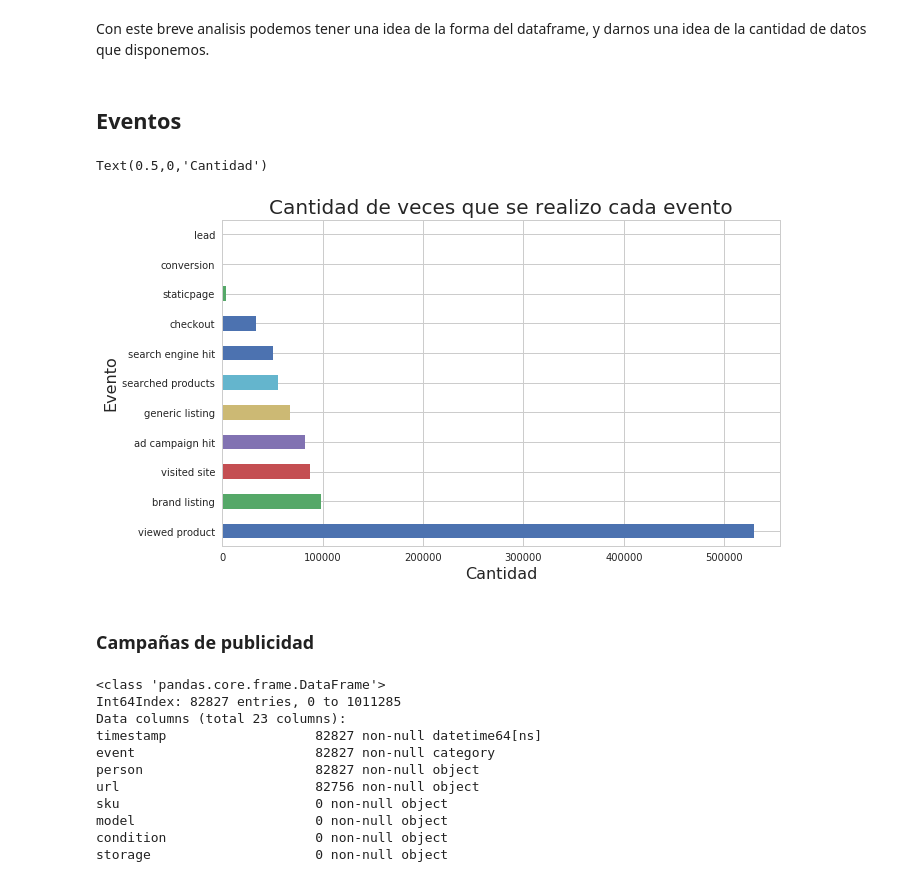
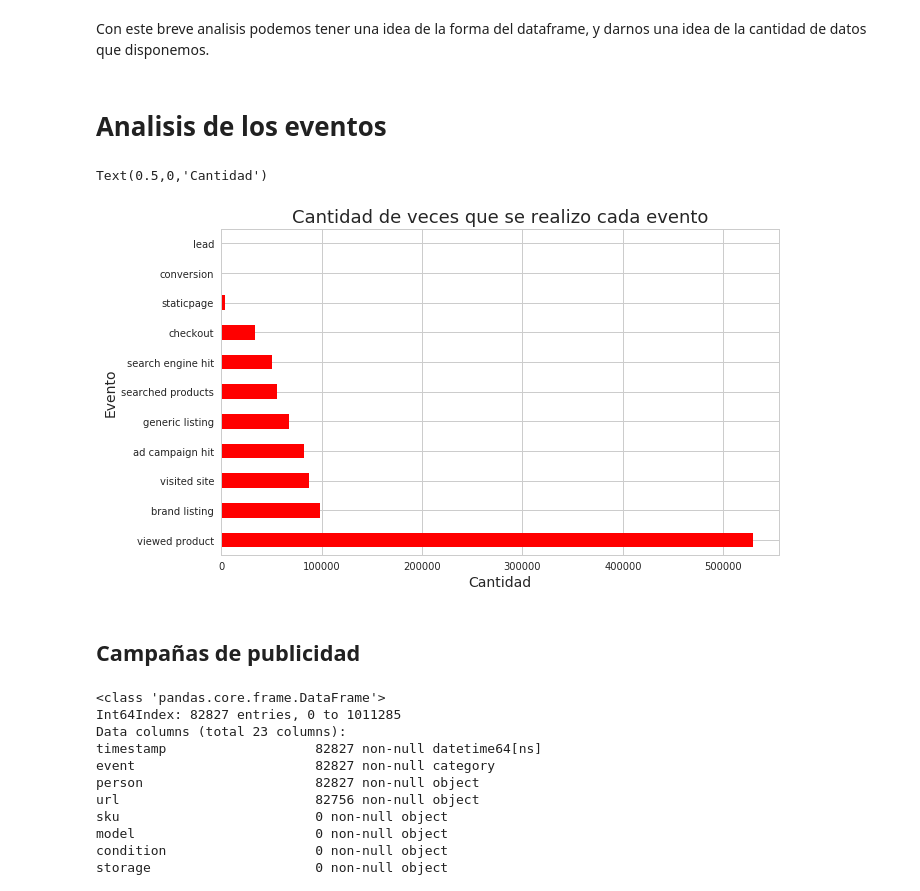
Before and after one commit to jowisaidman/tp1_analisis_exploratorio, a Jupyter notebook: AnalisisExploratorio.ipynb, the cells around one changed output. Drawn from its saved outputs; the diff is of its cells as text; code cells hidden in the pictures.

```diff
--- a/AnalisisExploratorio.ipynb
+++ b/AnalisisExploratorio.ipynb
@@ -79,19 +79,19 @@ events['event'] = events['event'].astype('category')
 #events['operating_system_version'] = events['operating_system_version'].astype('category')
 #events['region'] = events['region'].astype('category')
 #events['city'] = events['city'].astype('category')
-# %% [markdown]
-## Eventos
+# %% [markdown]
+# Analisis de los eventos
 # %%
 plt.figure(figsize = (10,6))
-g = events['event'].value_counts().plot(kind='barh')
-g.set_title('Cantidad de veces que se realizo cada evento',Fontsize = 20)
-g.set_ylabel('Evento',Fontsize = 16)
-g.set_xlabel('Cantidad',Fontsize = 16)
+g = events['event'].value_counts().plot(kind='barh', color='red')
+g.set_title('Cantidad de veces que se realizo cada evento',Fontsize = 18)
+g.set_ylabel('Evento',Fontsize = 14)
+g.set_xlabel('Cantidad',Fontsize = 14)
 # %% [output]
 Text(0.5,0,'Cantidad')
-[figure, old version]
+[figure, new version]
 # %% [markdown]
-### Campañas de publicidad
+## Campañas de publicidad
 # %%
 #que campañas se estan usandando y cuales conviene pagar? (si es que son pagas)
 campain_hit = events[events['event'] == 'ad campaign hit']
```
Also changed, not shown: parts of 16 cells of this notebook.
